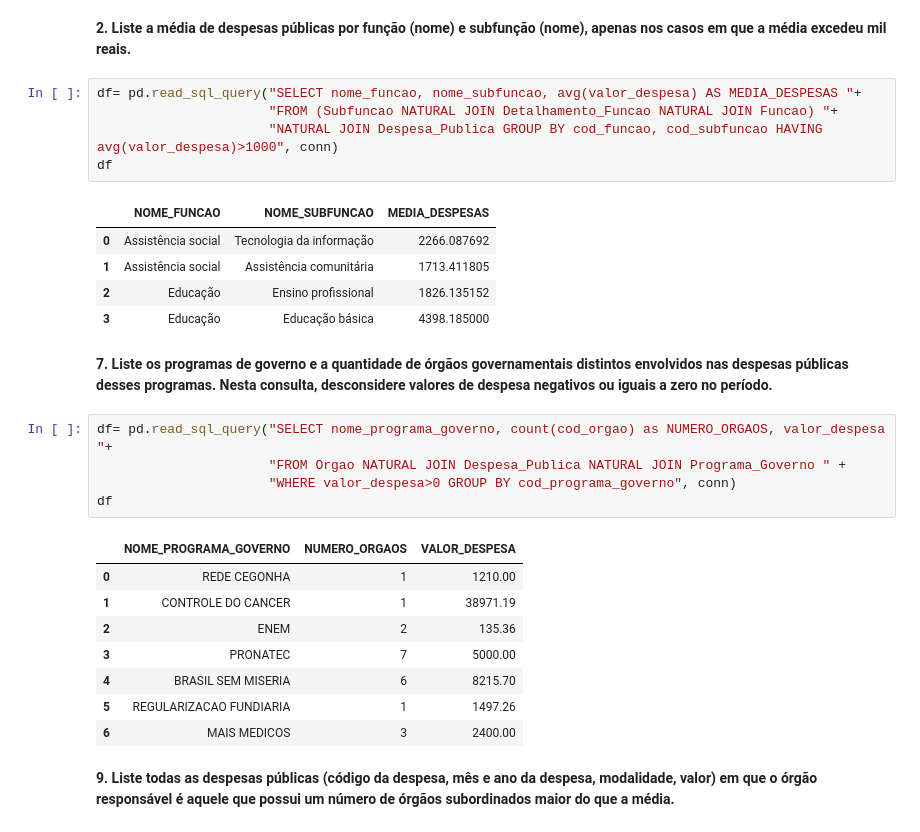
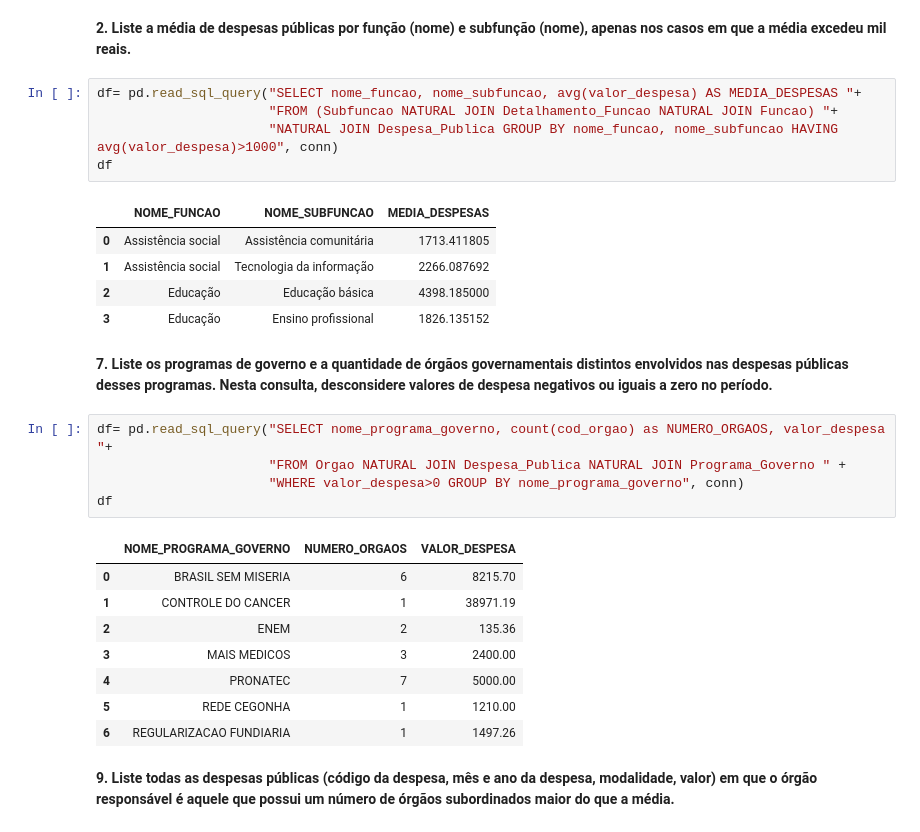
Before and after one commit to FelipeGuimaraes42/TP1-IBD, a Jupyter notebook: notebook.ipynb, the cells around one changed output. Cells and saved outputs as stored; diff of their text form.

Commit message:
Conserto
Queries com GROUP BY sem SELECT

```diff
--- a/notebook.ipynb
+++ b/notebook.ipynb
@@ -101,30 +101,30 @@ df
 # %%
 df= pd.read_sql_query("SELECT nome_funcao, nome_subfuncao, avg(valor_despesa) AS MEDIA_DESPESAS "+
                       "FROM (Subfuncao NATURAL JOIN Detalhamento_Funcao NATURAL JOIN Funcao) "+
-                      "NATURAL JOIN Despesa_Publica GROUP BY cod_funcao, cod_subfuncao HAVING avg(valor_despesa)>1000", conn)
+                      "NATURAL JOIN Despesa_Publica GROUP BY nome_funcao, nome_subfuncao HAVING avg(valor_despesa)>1000", conn)
 df
 # %% [output]
 |  | NOME_FUNCAO | NOME_SUBFUNCAO | MEDIA_DESPESAS |
-| 0 | Assistência social | Tecnologia da informação | 2266.087692 |
-| 1 | Assistência social | Assistência comunitária | 1713.411805 |
-| 2 | Educação | Ensino profissional | 1826.135152 |
-| 3 | Educação | Educação básica | 4398.185000 |
+| 0 | Assistência social | Assistência comunitária | 1713.411805 |
+| 1 | Assistência social | Tecnologia da informação | 2266.087692 |
+| 2 | Educação | Educação básica | 4398.185000 |
+| 3 | Educação | Ensino profissional | 1826.135152 |
 # %% [markdown]
 **7. Liste os programas de governo e a quantidade de órgãos governamentais distintos envolvidos nas despesas públicas desses programas. Nesta consulta, desconsidere valores de despesa negativos ou iguais a zero no período.**
 # %%
 df= pd.read_sql_query("SELECT nome_programa_governo, count(cod_orgao) as NUMERO_ORGAOS, valor_despesa "+
                       "FROM Orgao NATURAL JOIN Despesa_Publica NATURAL JOIN Programa_Governo " +
-                      "WHERE valor_despesa>0 GROUP BY cod_programa_governo", conn)
+                      "WHERE valor_despesa>0 GROUP BY nome_programa_governo", conn)
 df
 # %% [output]
 |  | NOME_PROGRAMA_GOVERNO | NUMERO_ORGAOS | VALOR_DESPESA |
-| 0 | REDE CEGONHA | 1 | 1210.00 |
+| 0 | BRASIL SEM MISERIA | 6 | 8215.70 |
 | 1 | CONTROLE DO CANCER | 1 | 38971.19 |
 | 2 | ENEM | 2 | 135.36 |
-| 3 | PRONATEC | 7 | 5000.00 |
-| 4 | BRASIL SEM MISERIA | 6 | 8215.70 |
-| 5 | REGULARIZACAO FUNDIARIA | 1 | 1497.26 |
-| 6 | MAIS MEDICOS | 3 | 2400.00 |
+| 3 | MAIS MEDICOS | 3 | 2400.00 |
+| 4 | PRONATEC | 7 | 5000.00 |
+| 5 | REDE CEGONHA | 1 | 1210.00 |
+| 6 | REGULARIZACAO FUNDIARIA | 1 | 1497.26 |
 # %% [markdown]
 **9. Liste todas as despesas públicas (código da despesa, mês e ano da despesa, modalidade, valor) em que o órgão responsável é aquele que possui um número de órgãos subordinados maior do que a média.**
 # %%
```
Also changed, not shown: parts of 1 cell of this notebook, 2 other files.
